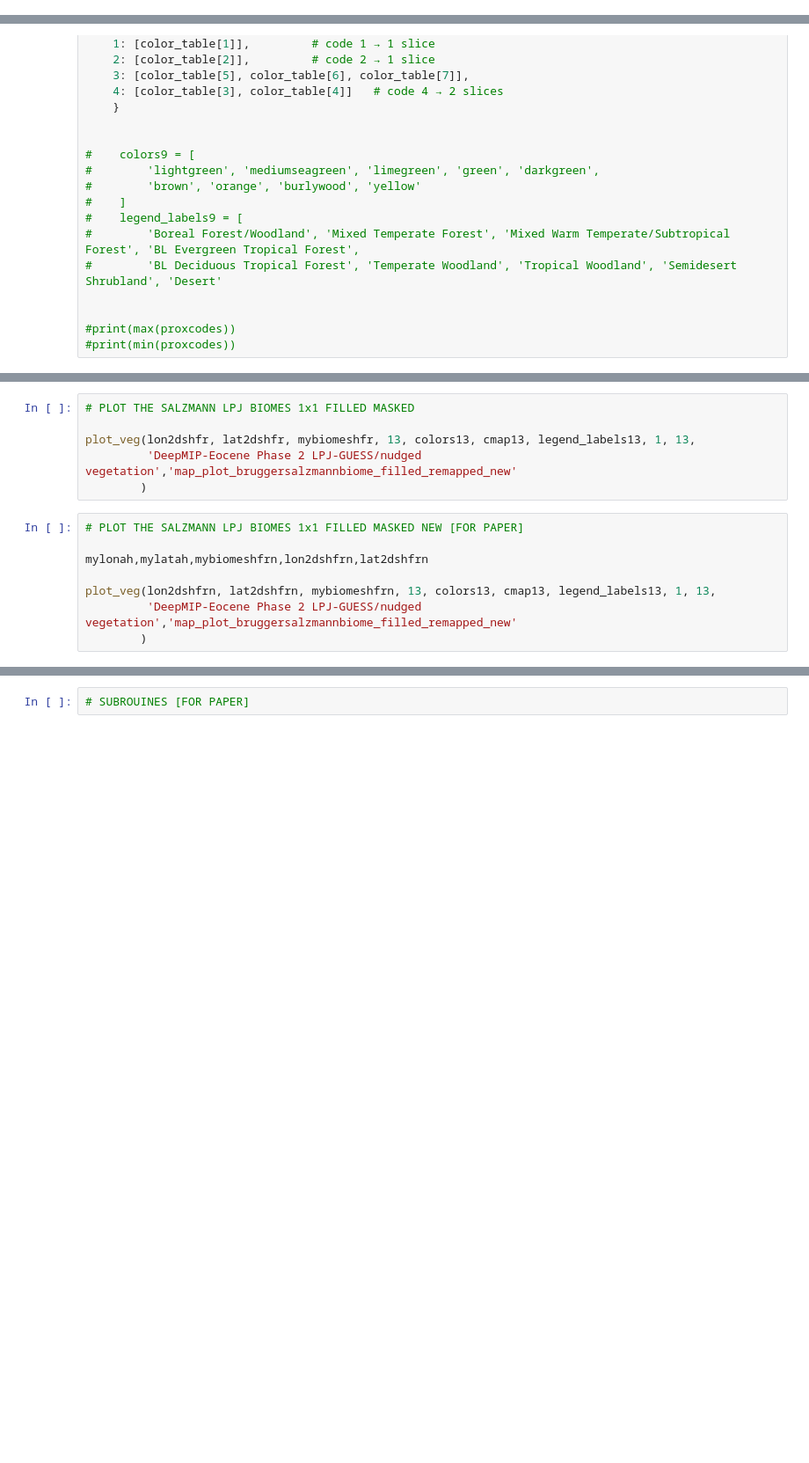
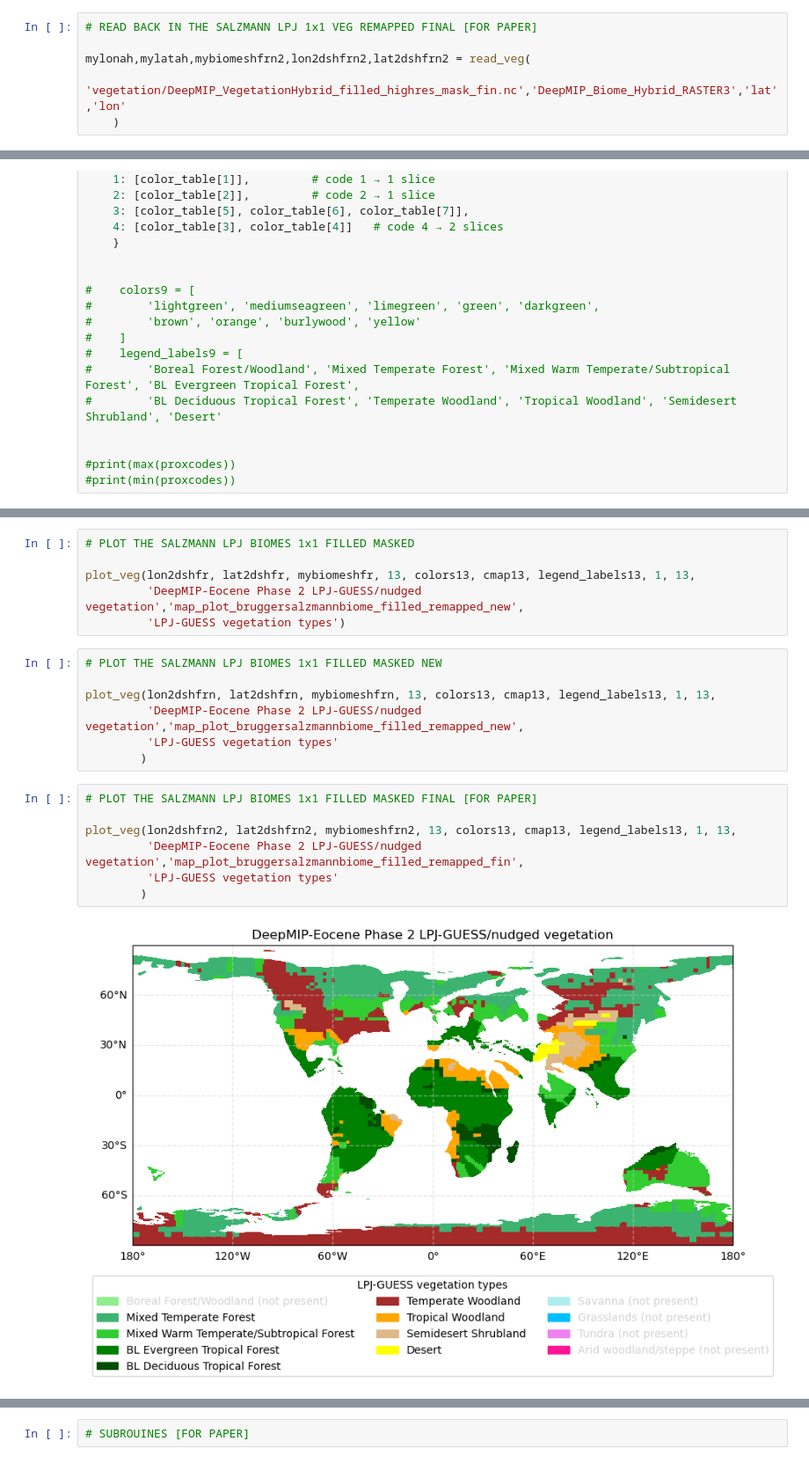
Before and after one commit to danlunt1976/DeepMIP-Eocene-p2, a Jupyter notebook: Exp Design plots.ipynb, the cells around one changed output, grey strips where cells are left out. Shown at 88% size. Cells and saved outputs as stored; diff of their text form; blank space fills up the shorter version.

```diff
--- a/Exp Design plots.ipynb
+++ b/Exp Design plots.ipynb
@@ -187,6 +245,12 @@ mylon8h,mylat8h,mybiomeshfr,lon2dshfr,lat2dshfr = read_veg(
 mylonah,mylatah,mybiomeshfrn,lon2dshfrn,lat2dshfrn = read_veg(
     'vegetation/DeepMIP_VegetationHybrid_filled_highres_mask_new.nc','DeepMIP_Biome_Hybrid_RASTER3','lat','lon'
     )
+# %%
+# READ BACK IN THE SALZMANN LPJ 1x1 VEG REMAPPED FINAL [FOR PAPER]
+
+mylonah,mylatah,mybiomeshfrn2,lon2dshfrn2,lat2dshfrn2 = read_veg(
+    'vegetation/DeepMIP_VegetationHybrid_filled_highres_mask_fin.nc','DeepMIP_Biome_Hybrid_RASTER3','lat','lon'
+    )
 # %%
 # READ IN THE SMITH MODERN VEG [FOR PAPER]
 
@@ -348,16 +432,24 @@ plot_veg(lon2dsh, lat2dsh, mybiomesh, 13, colors13, cmap13, legend_labels13, 1,
 # PLOT THE SALZMANN LPJ BIOMES 1x1 FILLED MASKED
 
 plot_veg(lon2dshfr, lat2dshfr, mybiomeshfr, 13, colors13, cmap13, legend_labels13, 1, 13,
-         'DeepMIP-Eocene Phase 2 LPJ-GUESS/nudged vegetation','map_plot_bruggersalzmannbiome_filled_remapped_new'
-        )
+         'DeepMIP-Eocene Phase 2 LPJ-GUESS/nudged vegetation','map_plot_bruggersalzmannbiome_filled_remapped_new',
+         'LPJ-GUESS vegetation types')
 # %%
-# PLOT THE SALZMANN LPJ BIOMES 1x1 FILLED MASKED NEW [FOR PAPER]
-
-mylonah,mylatah,mybiomeshfrn,lon2dshfrn,lat2dshfrn
+# PLOT THE SALZMANN LPJ BIOMES 1x1 FILLED MASKED NEW
 
 plot_veg(lon2dshfrn, lat2dshfrn, mybiomeshfrn, 13, colors13, cmap13, legend_labels13, 1, 13,
-         'DeepMIP-Eocene Phase 2 LPJ-GUESS/nudged vegetation','map_plot_bruggersalzmannbiome_filled_remapped_new'
+         'DeepMIP-Eocene Phase 2 LPJ-GUESS/nudged vegetation','map_plot_bruggersalzmannbiome_filled_remapped_new',
+         'LPJ-GUESS vegetation types'
         )
+# %%
+# PLOT THE SALZMANN LPJ BIOMES 1x1 FILLED MASKED FINAL [FOR PAPER]
+
+plot_veg(lon2dshfrn2, lat2dshfrn2, mybiomeshfrn2, 13, colors13, cmap13, legend_labels13, 1, 13,
+         'DeepMIP-Eocene Phase 2 LPJ-GUESS/nudged vegetation','map_plot_bruggersalzmannbiome_filled_remapped_fin',
+         'LPJ-GUESS vegetation types'
+        )
+# %% [output]
+[figure, added]
 # %%
 # PLOT THE SMITH BIOMES [FOR PAPER]
 
```
Also changed, not shown: parts of 43 cells of this notebook.
